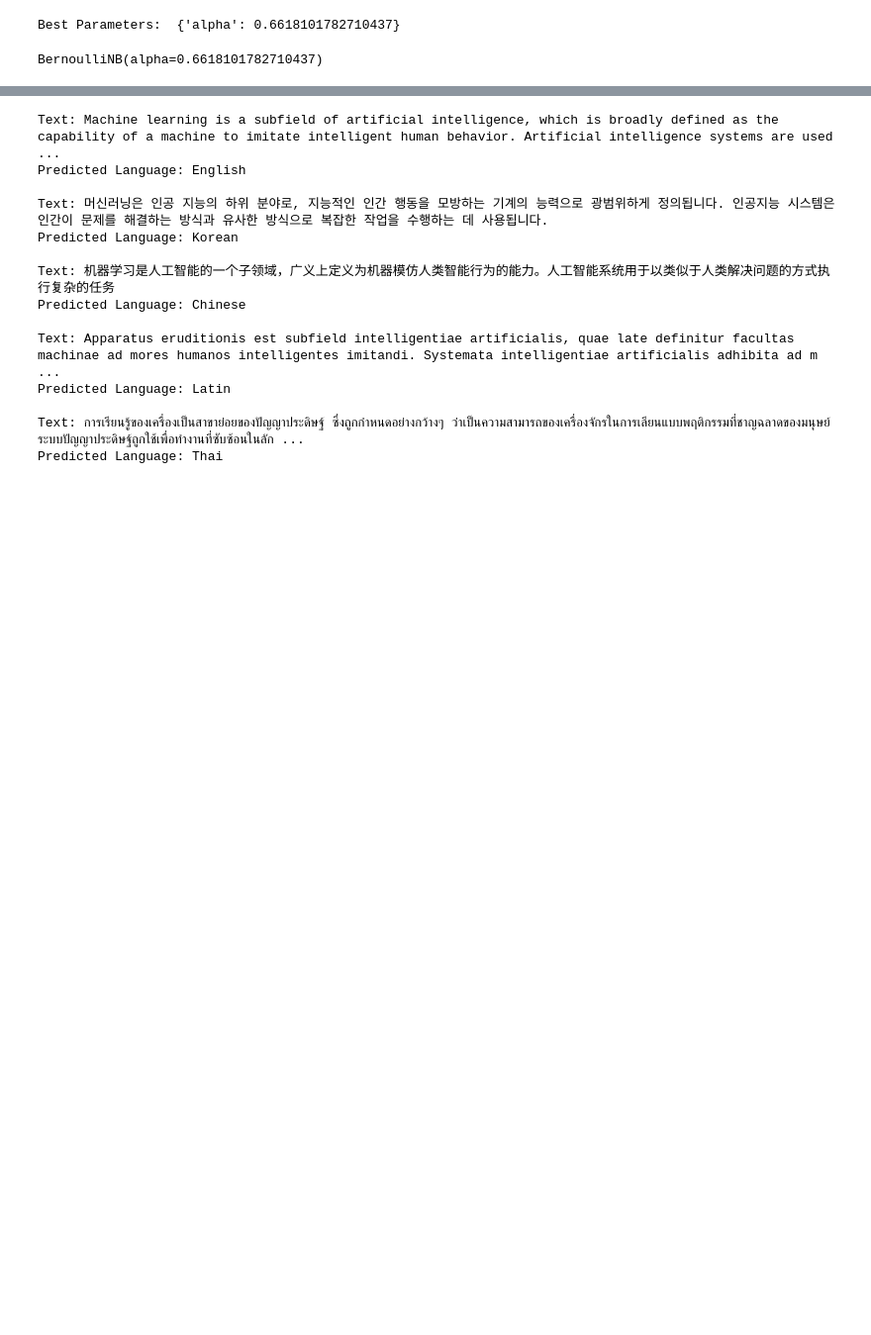
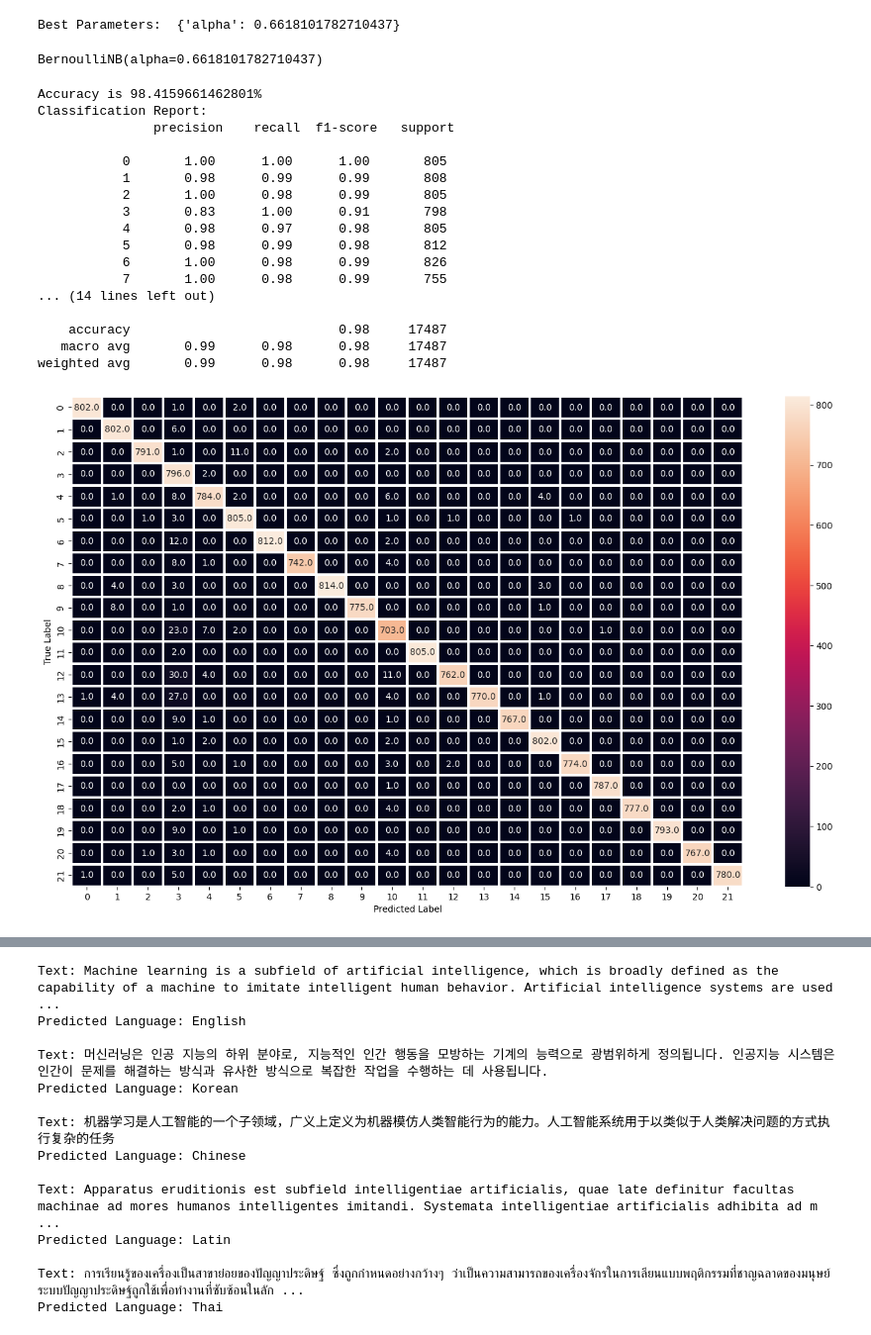
Before and after one commit to Nipunikumudika/EE5253_2023_Code_Group33, a Jupyter notebook: EE5253_2023_Code_Group33.ipynb, the cells around one changed output, grey strips where cells are left out. Shown at 99% size. Cells and saved outputs as stored; diff of their text form; code cells hidden in the pictures; blank space fills up the shorter version.

Commit message:
classification report

```diff
--- a/EE5253_2023_Code_Group33.ipynb
+++ b/EE5253_2023_Code_Group33.ipynb
@@ -179,11 +179,37 @@ def evalModel(cls,test_set):
     acc = (accuracy_score(y_pred=y_pred,y_true=y)) * 100
 
     print(f"Accuracy is {acc}%")
+
+    report = classification_report(y_true=y, y_pred=y_pred)
+    print("Classification Report:\n", report)
+
+
     plt.subplots(figsize=(17,10))
     sns.heatmap(conf_matrix,annot=True,fmt=".1f",linewidths=1.5)
     plt.xlabel("Predicted Label")
     plt.ylabel("True Label")
     plt.show()
+# %%
+evalModel(model,(x_combined_train,y_train))
+# %% [output]
+Accuracy is 98.4159661462801%
+Classification Report:
+               precision    recall  f1-score   support
+
+           0       1.00      1.00      1.00       805
+           1       0.98      0.99      0.99       808
+           2       1.00      0.98      0.99       805
+           3       0.83      1.00      0.91       798
+           4       0.98      0.97      0.98       805
+           5       0.98      0.99      0.98       812
+           6       1.00      0.98      0.99       826
+           7       1.00      0.98      0.99       755
+... (14 lines left out)
+
+    accuracy                           0.98     17487
+   macro avg       0.99      0.98      0.98     17487
+weighted avg       0.99      0.98      0.98     17487
+[figure, added]
 # %%
 evalModel(model,(x_combined_test,y_test))
 # %% [output]
```
Also changed, not shown: parts of 5 cells of this notebook, 3 other files.
